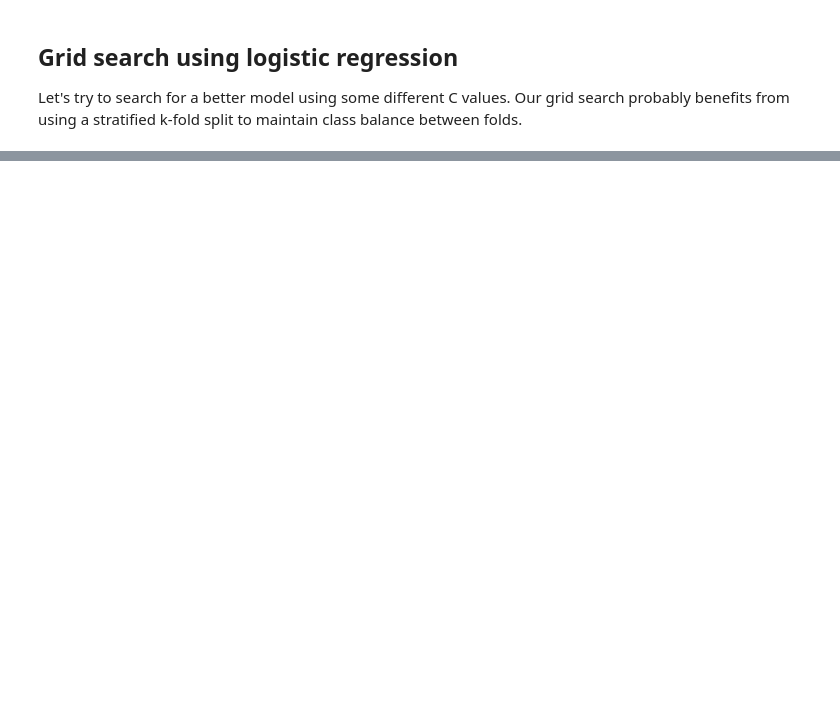
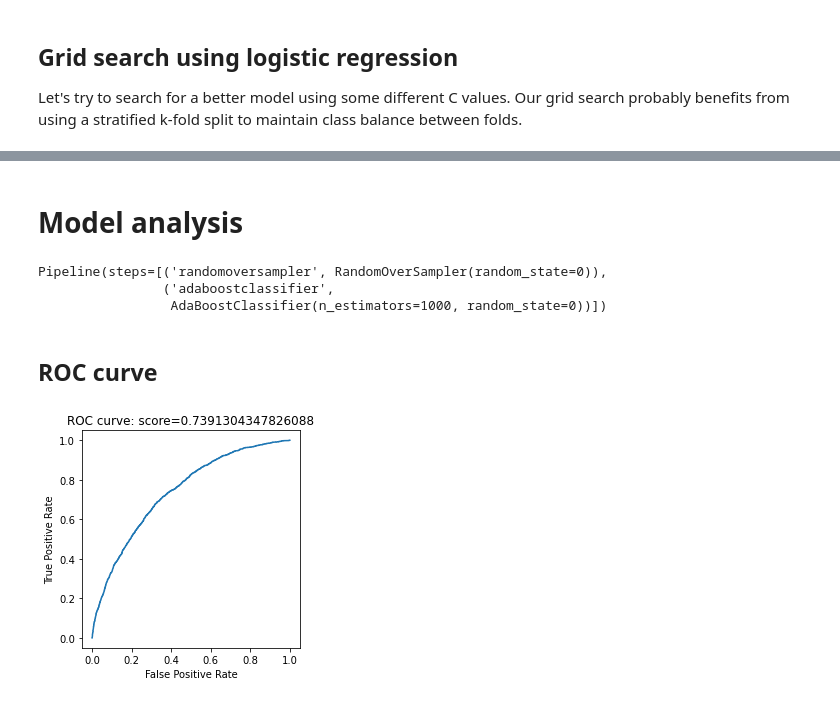
Before and after one commit to MAllport/tdt05, a Jupyter notebook: long.ipynb, the cells around one changed output, grey strips where cells are left out. Drawn from its saved outputs; the diff is of its cells as text; code cells hidden in the pictures; blank space fills up the shorter version.

```diff
--- a/long.ipynb
+++ b/long.ipynb
@@ -438,0 +426,19 @@ weighted avg       0.80      0.69      0.72     10000
+# %%
+params = {
+    'adaboostclassifier__n_estimators': [1000, 1500, 2000],
+    'adaboostclassifier__learning_rate': [1.0]
+}
+
+grid_ada = GridSearchCV(
+    ada,
+    param_grid=params,
+    cv=kf,
+    scoring='roc_auc',
+    n_jobs=6
+)
+
+grid_ada.fit(X_train, y_train)
+
+print(grid_ada.best_params_)
+
+evaluate_model(grid_ada, X_test, y_test)
@@ -438,0 +457,28 @@ weighted avg       0.80      0.69      0.72     10000
+# %% [markdown]
+# Model analysis
+# %%
+model = grid_ada.best_estimator_
+model
+# %% [output]
+Pipeline(steps=[('randomoversampler', RandomOverSampler(random_state=0)),
+                ('adaboostclassifier',
+                 AdaBoostClassifier(n_estimators=1000, random_state=0))])
+# %% [markdown]
+## ROC curve
+# %%
+from sklearn.metrics import roc_auc_score, roc_curve
+
+def plot_ROC(y_true, y_pred, auc):
+    fpr, tpr, thresholds = roc_curve(y_true, y_pred)
+    plt.plot(fpr, tpr)
+    plt.axis("Square")
+    plt.xlabel('False Positive Rate')
+    plt.ylabel('True Positive Rate')
+    plt.title(f'ROC curve: score={auc}')
+    plt.show()
+
+y_pred = model.predict_proba(X_test)[:,1]
+auc = roc_auc_score(y_test, y_pred)
+plot_ROC(y_test, y_pred, auc)
+# %% [output]
+[figure, added]
```
Also changed, not shown: parts of 38 cells of this notebook, 1 other file.
